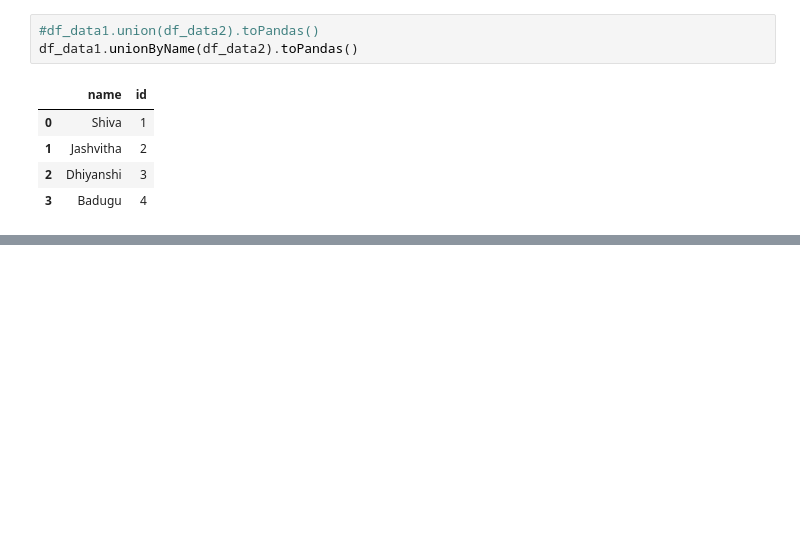
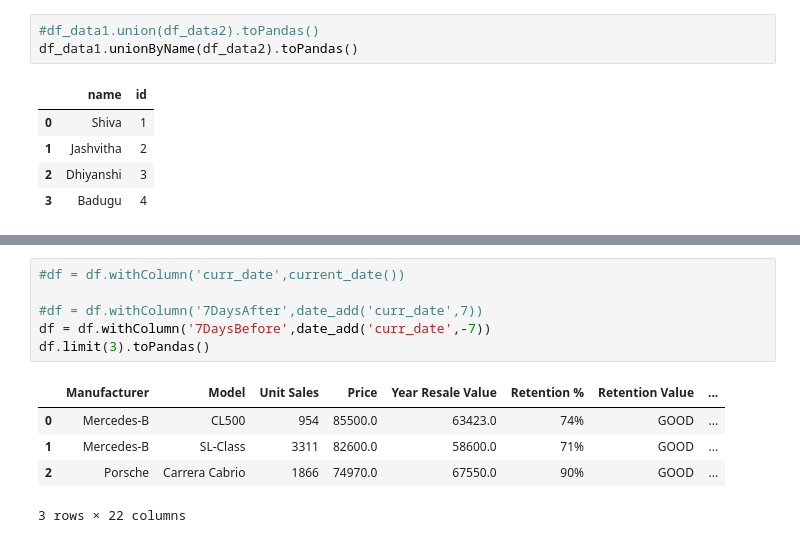
Before and after one commit to shivatejabadugu/medallion-demo, a Jupyter notebook: sample_data/Pyspark.ipynb, the cells around one changed output, grey strips where cells are left out. Drawn from its saved outputs; the diff is of its cells as text; blank space fills up the shorter version.

```diff
--- a/sample_data/Pyspark.ipynb
+++ b/sample_data/Pyspark.ipynb
@@ -245,0 +266,12 @@ df_data1.unionByName(df_data2).toPandas()
+# %%
+#df = df.withColumn('curr_date',current_date())
+
+#df = df.withColumn('7DaysAfter',date_add('curr_date',7))
+df = df.withColumn('7DaysBefore',date_add('curr_date',-7))
+df.limit(3).toPandas()
+# %% [output]
+|  | Manufacturer | Model | Unit Sales | Price | Year Resale Value | Retention % | Retention Value | ... |
+| 0 | Mercedes-B | CL500 | 954 | 85500.0 | 63423.0 | 74% | GOOD | ... |
+| 1 | Mercedes-B | SL-Class | 3311 | 82600.0 | 58600.0 | 71% | GOOD | ... |
+| 2 | Porsche | Carrera Cabrio | 1866 | 74970.0 | 67550.0 | 90% | GOOD | ... |
+3 rows × 22 columns
```
Also changed, not shown: parts of 13 cells of this notebook, 1 other file.
